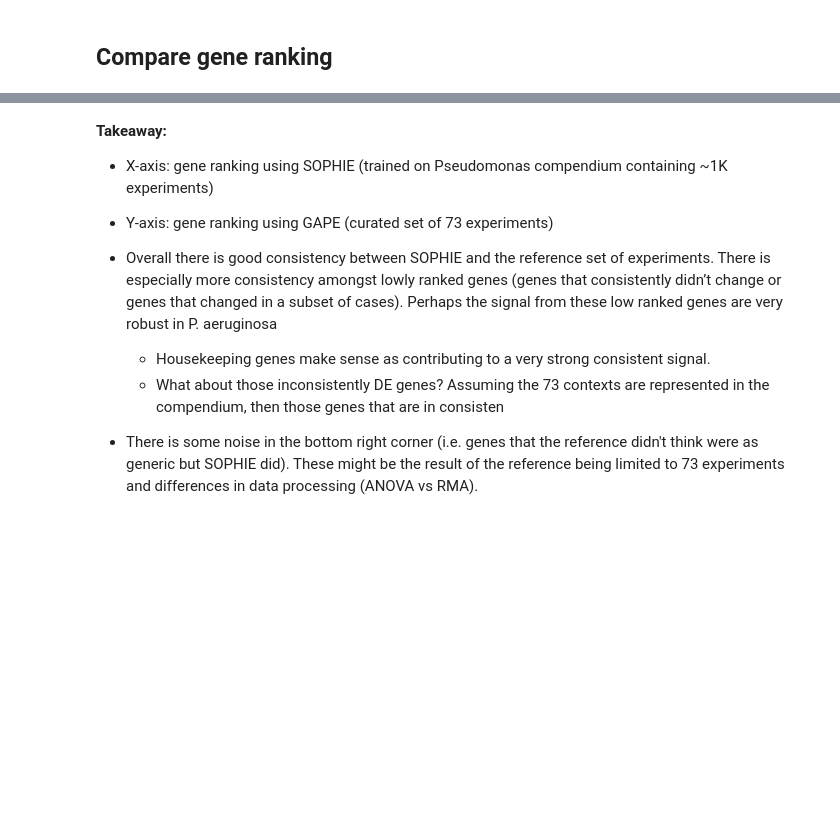
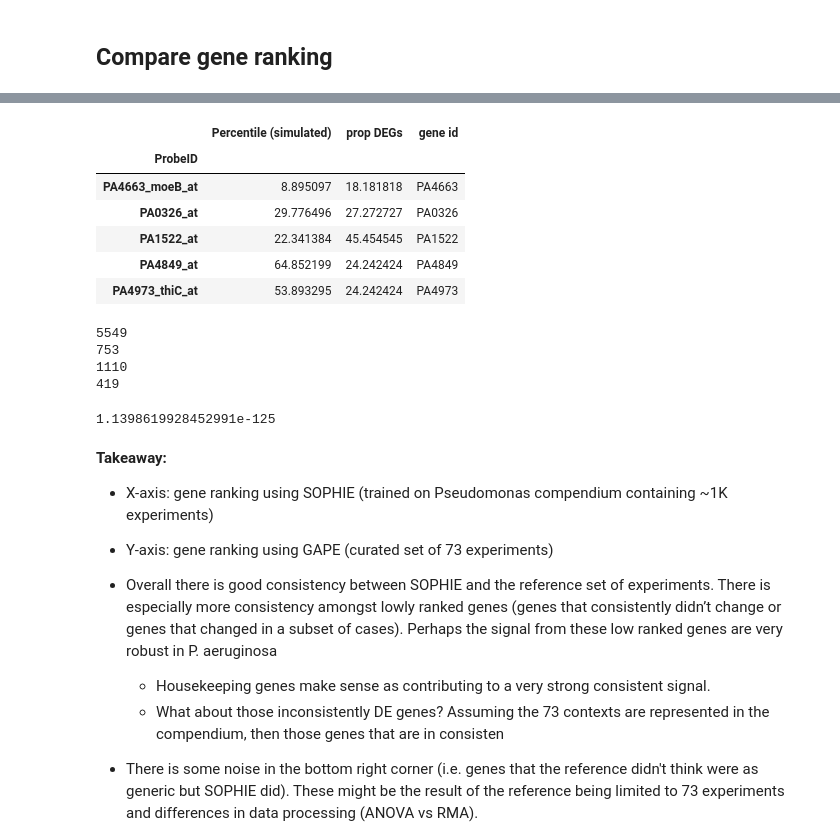
Before and after one commit to greenelab/generic-expression-patterns, a Jupyter notebook: pseudomonas_analysis/2_identify_generic_genes_pathways.ipynb, the cells around one changed output, grey strips where cells are left out. Cells and saved outputs as stored; diff of their text form; code cells hidden in the pictures; blank space fills up the shorter version.

```diff
--- a/pseudomonas_analysis/2_identify_generic_genes_pathways.ipynb
+++ b/pseudomonas_analysis/2_identify_generic_genes_pathways.ipynb
@@ -344,3 +345,13 @@ generic_SOPHIE_only = shared_ranking[
     (shared_ranking["Percentile (simulated)"] > 80) & (shared_ranking["prop DEGs"] < 40)
 ]
 generic_SOPHIE_only.to_csv(os.path.join(local_dir, "SOPHIE_generic_only.tsv"), sep="\t")
+# %%
+shared_ranking.head()
+# %% [output]
+|  | Percentile (simulated) | prop DEGs | gene id |
+| ProbeID |  |  |  |
+| PA4663_moeB_at | 8.895097 | 18.181818 | PA4663 |
+| PA0326_at | 29.776496 | 27.272727 | PA0326 |
+| PA1522_at | 22.341384 | 45.454545 | PA1522 |
+| PA4849_at | 64.852199 | 24.242424 | PA4849 |
+| PA4973_thiC_at | 53.893295 | 24.242424 | PA4973 |
@@ -347,3 +374,23 @@ generic_SOPHIE_only.to_csv(os.path.join(local_dir, "SOPHIE_generic_only.tsv"), s
+# %%
+print(num_GAPE_genes)
+print(num_generic_GAPE_genes)
+print(num_generic_SOPHIE_genes)
+print(num_concordant_generic_genes)
+# %% [output]
+5549
+753
+1110
+419
+# %%
+p = ss.hypergeom.sf(
+    num_concordant_generic_genes,
+    num_GAPE_genes,
+    num_generic_GAPE_genes,
+    num_generic_SOPHIE_genes,
+)
+print(p)
+# %% [output]
+1.1398619928452991e-125
 # %% [markdown]
 **Takeaway:**
 
```
Also changed, not shown: parts of 5 cells of this notebook, 10 other files.
